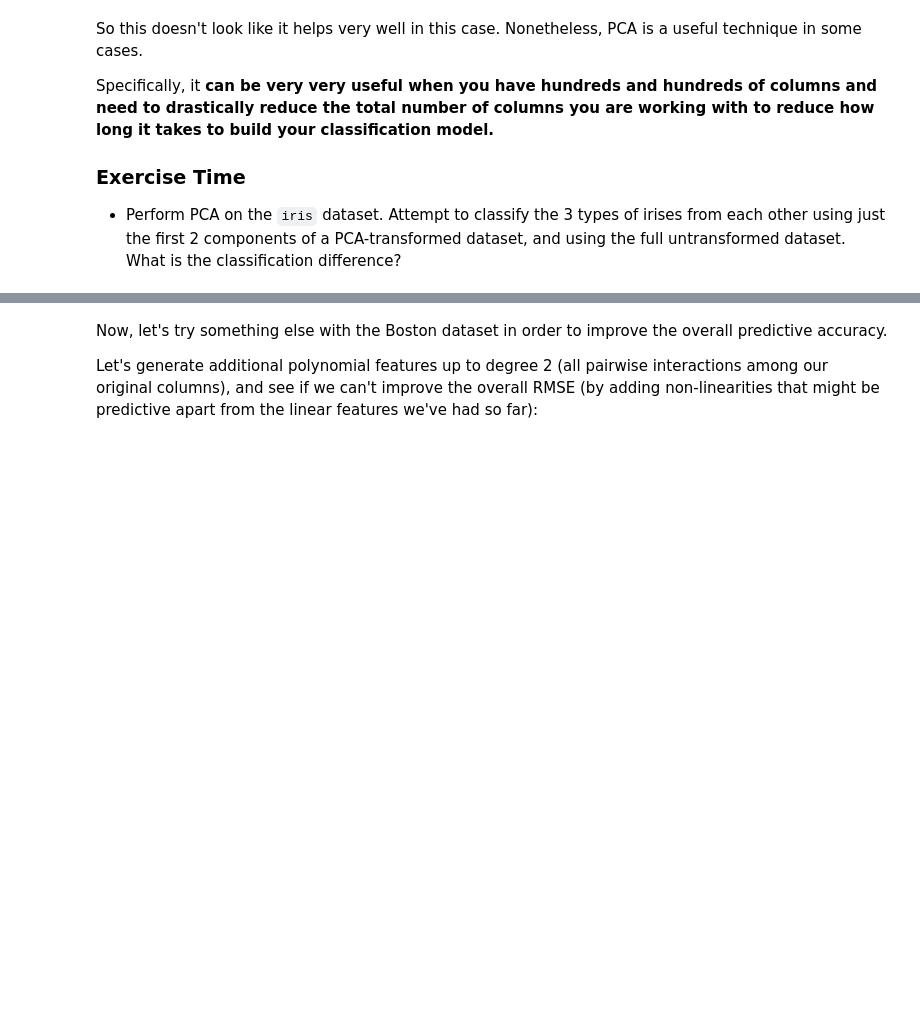
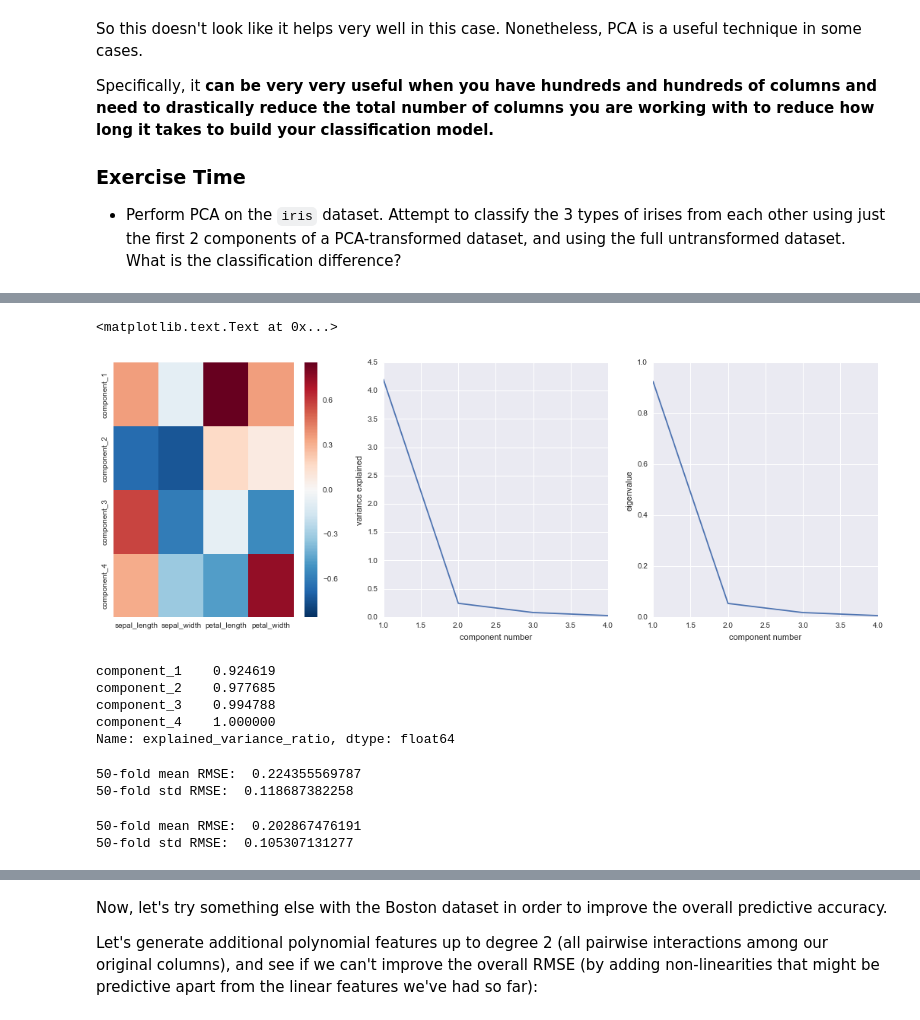
Before and after one commit to markyashar/sf16_ids1, a Jupyter notebook: class_materials/09_feature_decomposition_regularization-Class.ipynb, the cells around one changed output, grey strips where cells are left out. Saved outputs shown, nothing was run; the diff lists cells and outputs as text; code cells hidden in the pictures; blank space fills up the shorter version.

```diff
--- a/class_materials/09_feature_decomposition_regularization-Class.ipynb
+++ b/class_materials/09_feature_decomposition_regularization-Class.ipynb
@@ -331,0 +466,12 @@ iris_data.head()
+# %%
+pca = PCA()
+transformed_pca_x = pca.fit_transform(iris_data[iris_features])
+#create component indices
+component_names = ["component_"+str(comp) for comp in range(1, len(pca.explained_variance_)+1)]
+
+#generate new component dataframe
+transformed_pca_x = pd.DataFrame(transformed_pca_x,columns=component_names)
+print(iris_data[iris_features].head())
+print(component_names)
+print(pca.explained_variance_)
+transformed_pca_x.head()
@@ -331,0 +493,59 @@ iris_data.head()
+# %%
+#generate component loadings on original features
+component_matrix = pd.DataFrame(pca.components_,index=component_names,columns = iris_features)
+#add additional columns to describe what
+component_matrix["explained_variance_ratio"] = pca.explained_variance_ratio_
+component_matrix["eigenvalue"] = pca.explained_variance_
+figure = sns.plt.figure(figsize=(18,6))
+#add 3 subplots one at a time
+
+#first the component matrix
+figure.add_subplot(131)
+sns.heatmap(component_matrix.ix[:,:-2])
+
+#then the eigenvalues
+figure.add_subplot(132)
+sns.plt.plot(range(1,component_matrix.shape[0]+1), component_matrix.eigenvalue)
+sns.plt.xlabel("component number")
+sns.plt.ylabel("variance explained")
+
+#then the explained variance ratio
+figure.add_subplot(133)
+sns.plt.plot(range(1,component_matrix.shape[0]+1), component_matrix.explained_variance_ratio)
+sns.plt.xlabel("component number")
+sns.plt.ylabel("eigenvalue")
+# %% [output]
+<matplotlib.text.Text at 0x...>
+[figure, added]
+# %%
+component_matrix.explained_variance_ratio.cumsum()
+# %% [output]
+component_1    0.924619
+component_2    0.977685
+component_3    0.994788
+component_4    1.000000
+Name: explained_variance_ratio, dtype: float64
+# %%
+mean_squared_errors = np.abs(cross_val_score(lr,transformed_pca_x.ix[:,:2],y,cv=50,scoring='mean_squared_error'))
+#apply square root to each fold
+root_mean_squared_errors = np.sqrt(mean_squared_errors)
+print("50-fold mean RMSE: ", np.mean(root_mean_squared_errors))
+print("50-fold std RMSE: ", np.std(root_mean_squared_errors))
+#Recall that we intially/originally had:   50-fold mean RMSE:  0.198496413666
+# %% [output]
+50-fold mean RMSE:  0.224355569787
+50-fold std RMSE:  0.118687382258
+# %%
+# How many components do we need to keep to achieve a very similar performance? I think we need to keep 3 components..
+lr = LinearRegression()
+transformed_pca_x["iris_type_bin"] = pd.cut(iris_data[iris_target],5)
+X=transformed_pca_x.iloc[:, :3]   #  we need to keep 4 components to achieve similar performance to
+                                   # to what we had originally
+mean_squared_errors = np.abs(cross_val_score(lr,X,y,cv=50,scoring='mean_squared_error'))
+#apply square root to each fold
+root_mean_squared_errors = np.sqrt(mean_squared_errors)
+print("50-fold mean RMSE: ", np.mean(root_mean_squared_errors))
+print("50-fold std RMSE: ", np.std(root_mean_squared_errors))
+# %% [output]
+50-fold mean RMSE:  0.202867476191
+50-fold std RMSE:  0.105307131277
```
Also changed, not shown: parts of 27 cells of this notebook.
